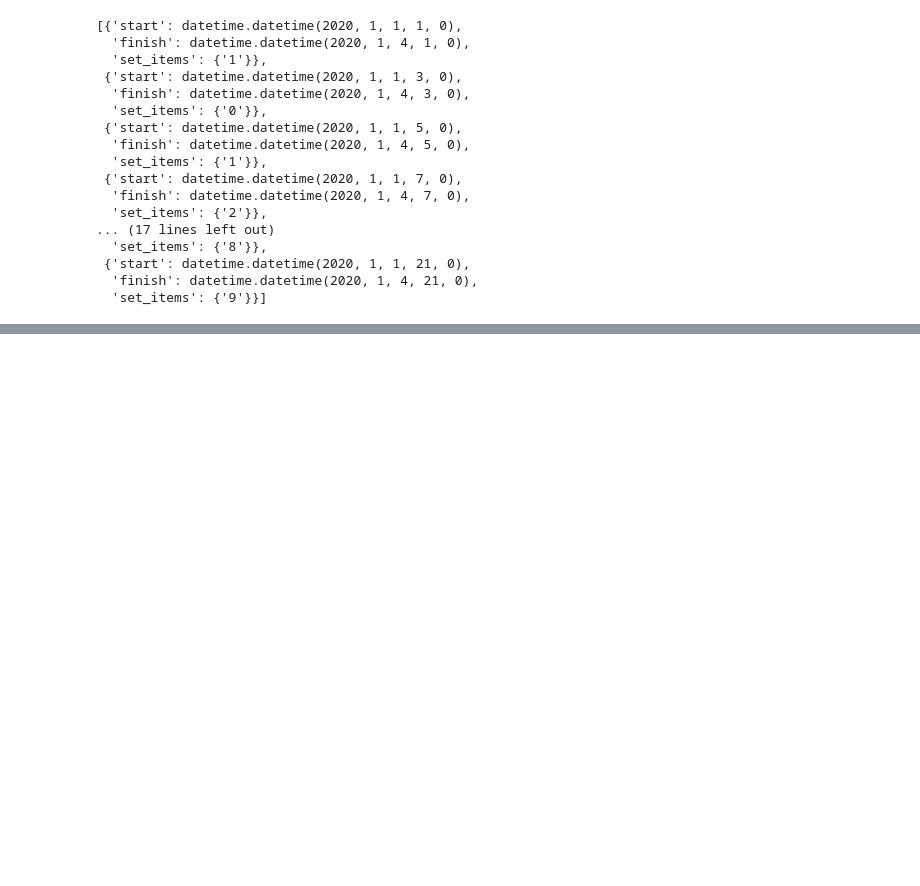
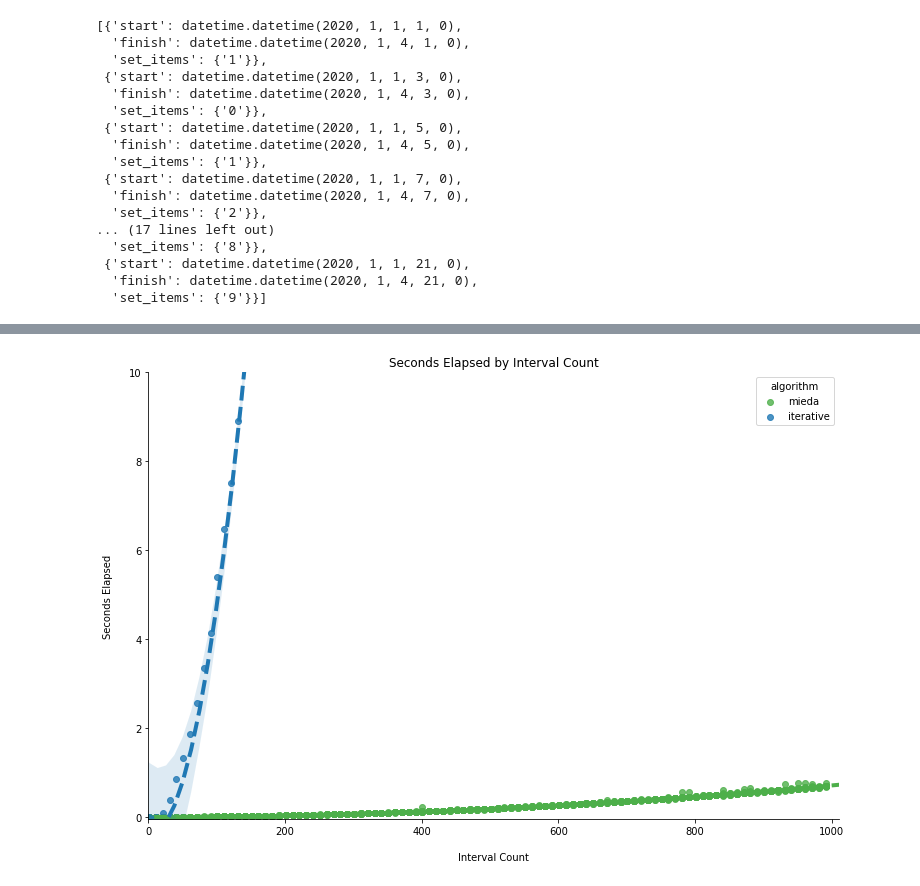
Before and after one commit to vc1492a/mieda, a Jupyter notebook: notebooks/Speed Profiling.ipynb, the cells around one changed output, grey strips where cells are left out. Cells and saved outputs as stored; diff of their text form; code cells hidden in the pictures; blank space fills up the shorter version.

```diff
--- a/notebooks/Speed Profiling.ipynb
+++ b/notebooks/Speed Profiling.ipynb
@@ -102,23 +130,6 @@ inputs[1]
 # %%
 # for each, use mieda to overlap the intervals and create new sets in the intervals through a union merge
 # track how long it takes for each set of intervals to arrive at a profile of speed based on the input size
-
-runs = range(0, 10)
-run_interval_counts = list()
-run_seconds_elasped = list()
-
-for r in runs:
-    print("\n--- run " + str(r + 1) + " ---")
-    interval_count = list()
-    seconds_elapsed = list()
-    flops_used = list()
-    for i in tqdm(inputs):
-        interval_count.append(len(i))
-        start = time.process_time()
-        Merge.union(intervals=i)
-        seconds_elapsed.append(time.process_time() - start)
-
-    run_interval_counts.append(interval_count)
-    run_seconds_elasped.append(seconds_elapsed)
+run_interval_counts, run_seconds_elapsed = measureBulkTime(Merge.union, 10)
 # %% [output]
 --- run 1 ---
@@ -164,3 +224,20 @@ ax.set(xlabel='\nInterval Count', ylabel='Seconds Elapsed\n')
+# %%
+algorithms = [
+    {
+        "interval_count": run_interval_counts,
+        "seconds_elapsed": run_seconds_elapsed,
+        "algorithm": "mieda"
+    },
+    {
+        "interval_count": iterative_counts,
+        "seconds_elapsed": iterative_time,
+        "algorithm": "iterative"
+    }
+]
+# %%
+plotMultiSpeed(algorithms)
+# %% [output]
+[figure, added]
 # %%
 # TODO: do a comparison to recursion! Would be nice to show the difference between the two across runs.
 # TODO: explore whether MIEDA could be made parallelizable - how to do this with NetworkX?
```
Also changed, not shown: parts of 12 cells of this notebook, 2 other files.
